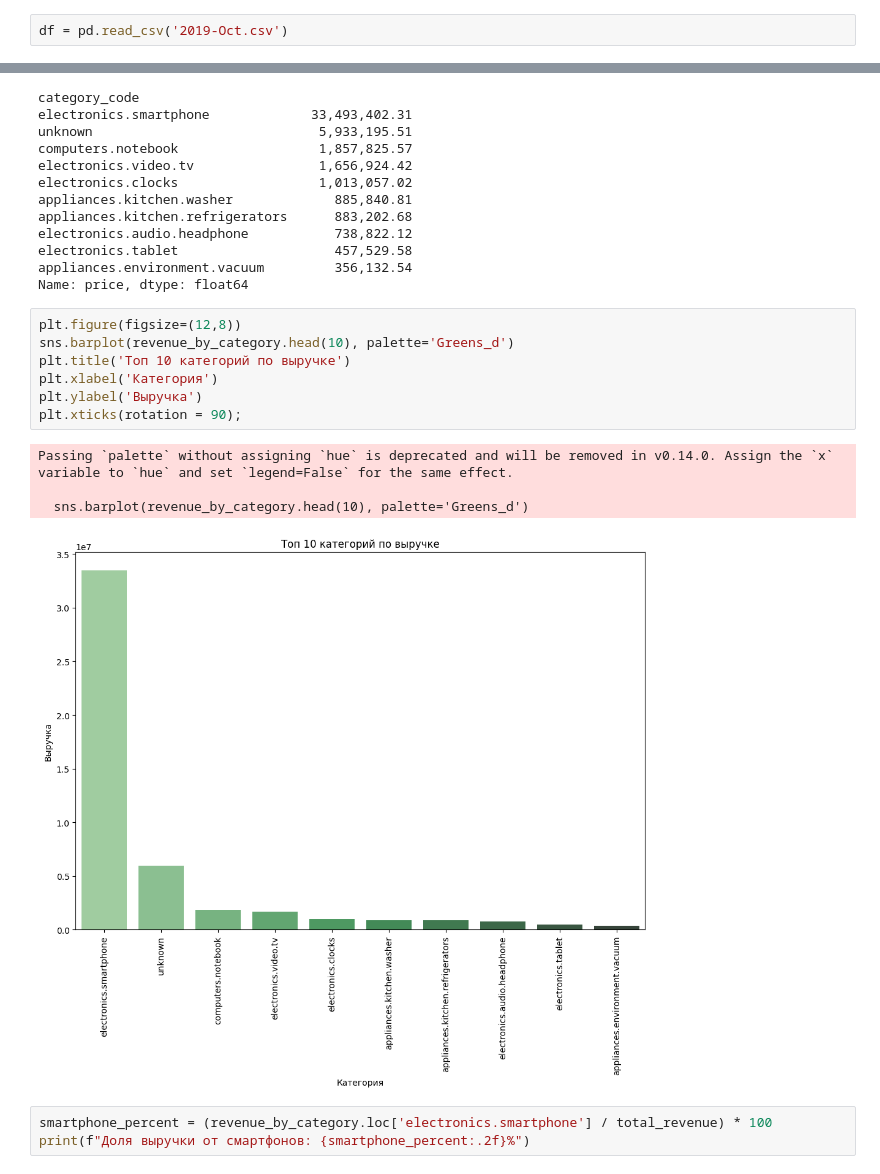
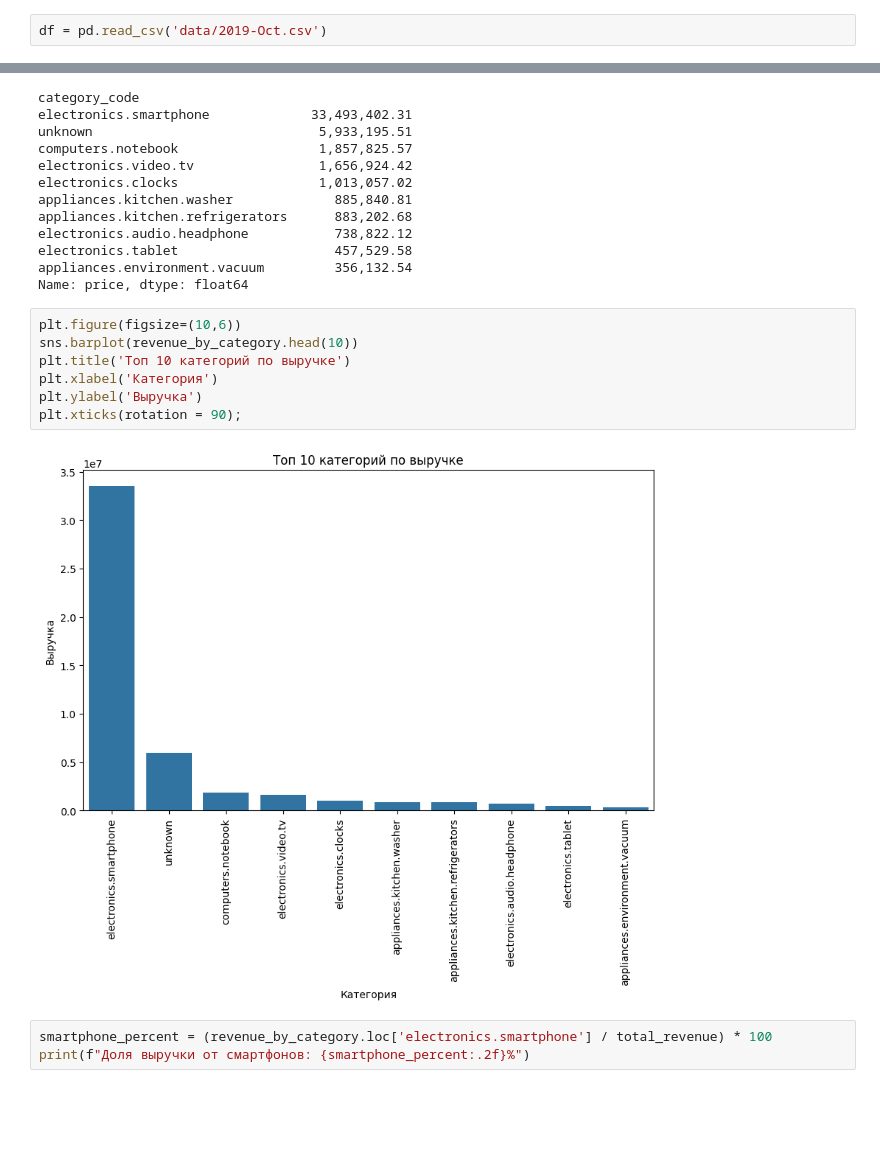
Before and after one commit to Bishmil/ecommerce-analysis, a Jupyter notebook: project.ipynb, the cells around one changed output, grey strips where cells are left out. Saved outputs shown, nothing was run; the diff lists cells and outputs as text; blank space fills up the shorter version.

```diff
--- a/project.ipynb
+++ b/project.ipynb
@@ -16,7 +16,7 @@ pd.options.display.float_format = "{:,.2f}".format
 # %% [markdown]
 # Подготовка данных
 # %%
-df = pd.read_csv('2019-Oct.csv')
+df = pd.read_csv('data/2019-Oct.csv')
 # %%
 df.head()
 # %% [output]
@@ -351,17 +354,14 @@ electronics.tablet                    457,529.58
 appliances.environment.vacuum         356,132.54
 Name: price, dtype: float64
 # %%
-plt.figure(figsize=(12,8))
-sns.barplot(revenue_by_category.head(10), palette='Greens_d')
+plt.figure(figsize=(10,6))
+sns.barplot(revenue_by_category.head(10))
 plt.title('Топ 10 категорий по выручке')
 plt.xlabel('Категория')
 plt.ylabel('Выручка')
 plt.xticks(rotation = 90);
 # %% [output]
-Passing `palette` without assigning `hue` is deprecated and will be removed in v0.14.0. Assign the `x` variable to `hue` and set `legend=False` for the same effect.
-
-  sns.barplot(revenue_by_category.head(10), palette='Greens_d')
-[figure, old version]
+[figure, new version]
 # %%
 smartphone_percent = (revenue_by_category.loc['electronics.smartphone'] / total_revenue) * 100
 print(f"Доля выручки от смартфонов: {smartphone_percent:.2f}%")
```
Also changed, not shown: parts of 5 cells of this notebook, 1 other file.
